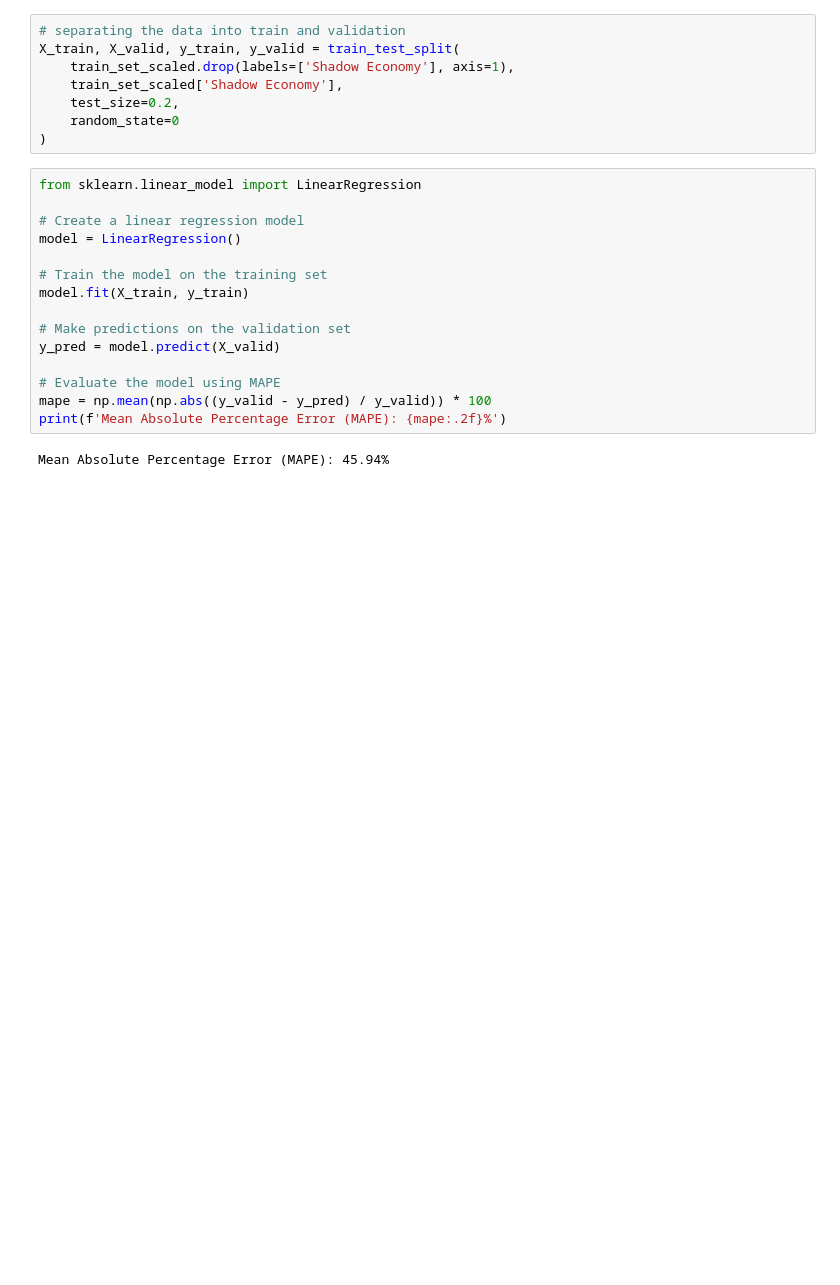
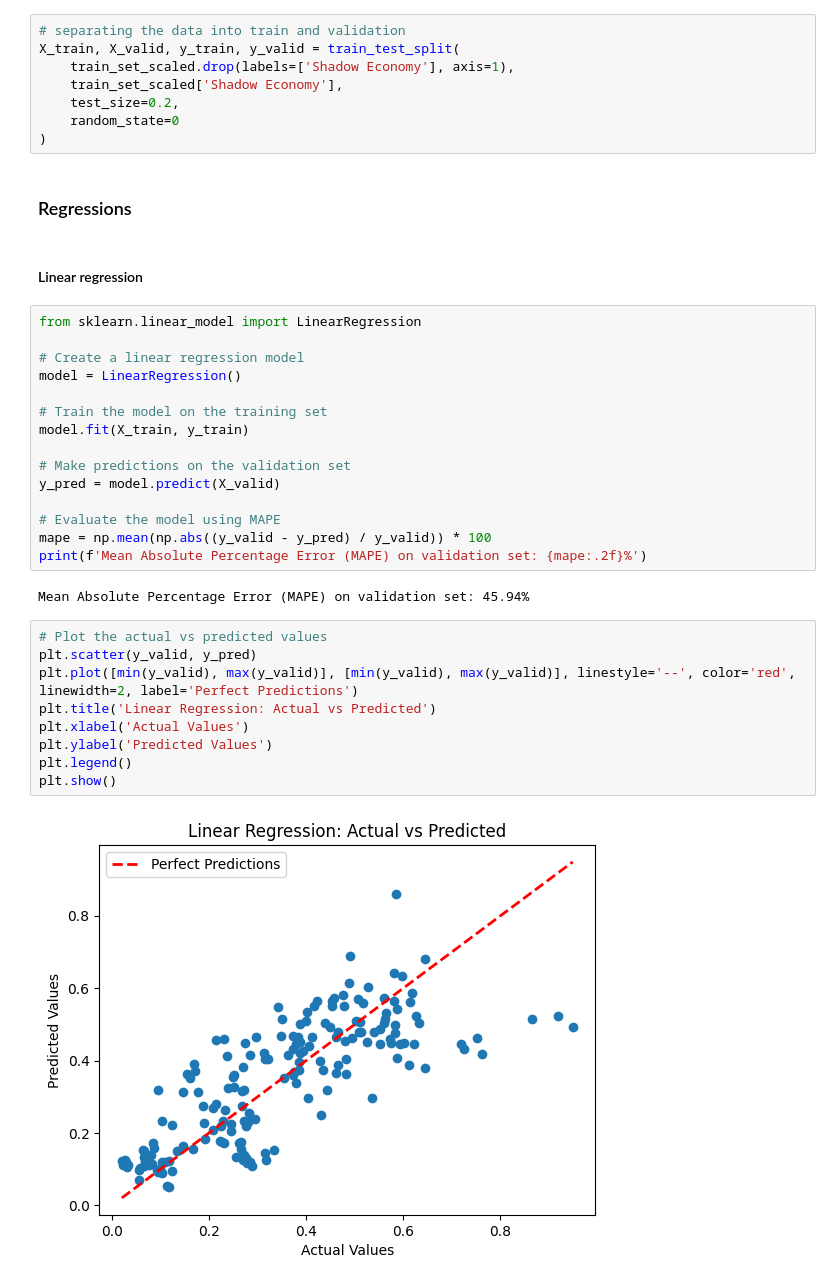
Before and after one commit to joaosilvafelix19/pred_se_ml, a Jupyter notebook: regressions.ipynb, the cells around one changed output. Cells and saved outputs as stored; diff of their text form; blank space fills up the shorter version.

```diff
--- a/regressions.ipynb
+++ b/regressions.ipynb
@@ -231,6 +233,10 @@ X_train, X_valid, y_train, y_valid = train_test_split(
     test_size=0.2,
     random_state=0
 )
+# %% [markdown]
+### Regressions
+# %% [markdown]
+#### Linear regression
 # %%
 from sklearn.linear_model import LinearRegression
 
@@ -245,6 +251,17 @@ y_pred = model.predict(X_valid)
 
 # Evaluate the model using MAPE
 mape = np.mean(np.abs((y_valid - y_pred) / y_valid)) * 100
-print(f'Mean Absolute Percentage Error (MAPE): {mape:.2f}%')
+print(f'Mean Absolute Percentage Error (MAPE) on validation set: {mape:.2f}%')
 # %% [output]
-Mean Absolute Percentage Error (MAPE): 45.94%
+Mean Absolute Percentage Error (MAPE) on validation set: 45.94%
+# %%
+# Plot the actual vs predicted values
+plt.scatter(y_valid, y_pred)
+plt.plot([min(y_valid), max(y_valid)], [min(y_valid), max(y_valid)], linestyle='--', color='red', linewidth=2, label='Perfect Predictions')
+plt.title('Linear Regression: Actual vs Predicted')
+plt.xlabel('Actual Values')
+plt.ylabel('Predicted Values')
+plt.legend()
+plt.show()
+# %% [output]
+[figure, added]
```
Also changed, not shown: parts of 1 cell of this notebook.
